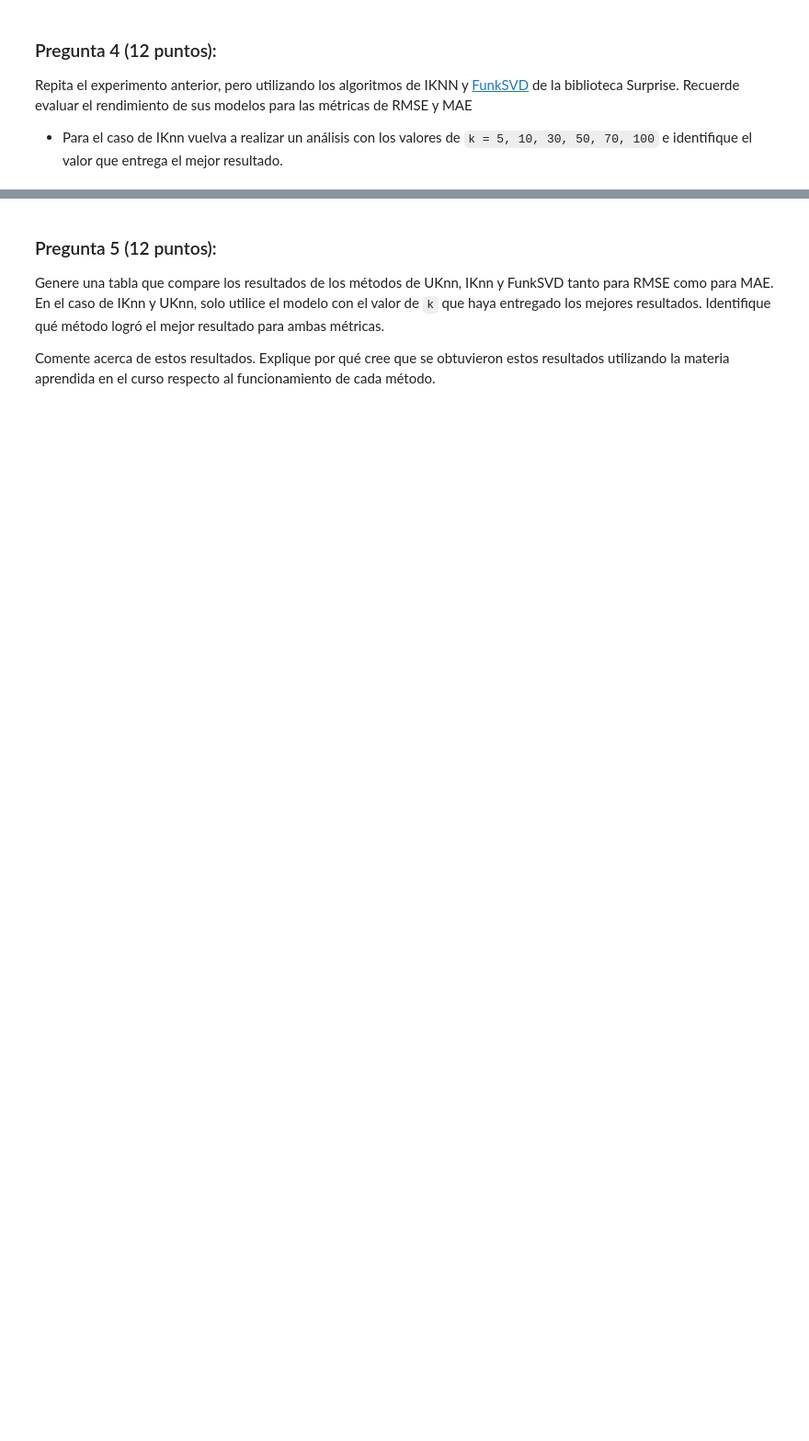
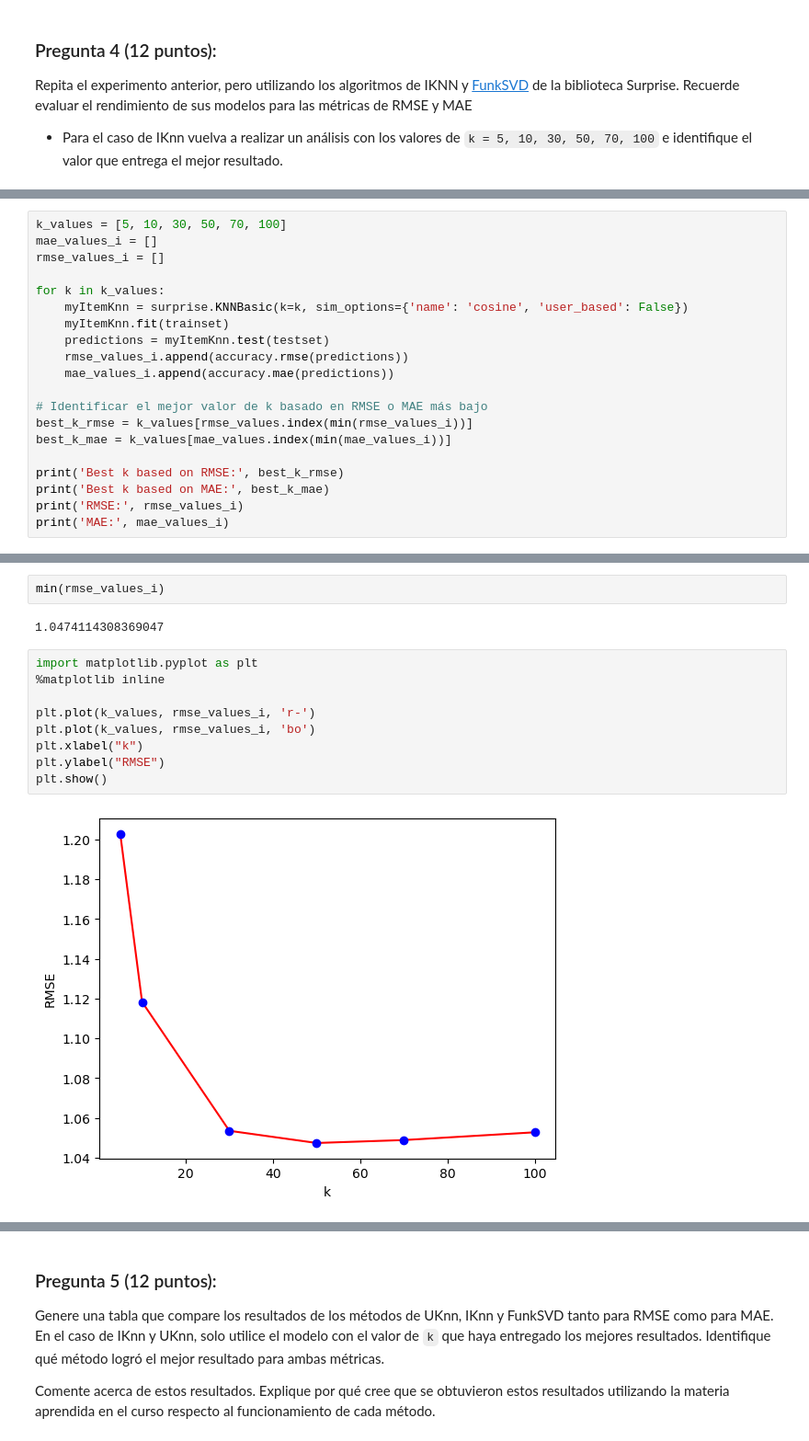
Before and after one commit to igmendozac/Sistemas_Recomendadores, a Jupyter notebook: Notebooks/Tarea1_Ivan_Mendoza.ipynb, the cells around one changed output, grey strips where cells are left out. Shown: that part at 92% size. Saved outputs shown, nothing was run; the diff lists cells and outputs as text; blank space fills up the shorter version.

```diff
--- a/Notebooks/Tarea1_Ivan_Mendoza.ipynb
+++ b/Notebooks/Tarea1_Ivan_Mendoza.ipynb
@@ -319,0 +517,20 @@ Repita el experimento anterior, pero utilizando los algoritmos de IKNN y [FunkSV
+# %%
+k_values = [5, 10, 30, 50, 70, 100]
+mae_values_i = []
+rmse_values_i = []
+
+for k in k_values:
+    myItemKnn = surprise.KNNBasic(k=k, sim_options={'name': 'cosine', 'user_based': False})
+    myItemKnn.fit(trainset)
+    predictions = myItemKnn.test(testset)
+    rmse_values_i.append(accuracy.rmse(predictions))
+    mae_values_i.append(accuracy.mae(predictions))
+
+# Identificar el mejor valor de k basado en RMSE o MAE más bajo
+best_k_rmse = k_values[rmse_values.index(min(rmse_values_i))]
+best_k_mae = k_values[mae_values.index(min(mae_values_i))]
+
+print('Best k based on RMSE:', best_k_rmse)
+print('Best k based on MAE:', best_k_mae)
+print('RMSE:', rmse_values_i)
+print('MAE:', mae_values_i)
@@ -319,0 +555,15 @@ Repita el experimento anterior, pero utilizando los algoritmos de IKNN y [FunkSV
+# %%
+min(rmse_values_i)
+# %% [output]
+1.0474114308369047
+# %%
+import matplotlib.pyplot as plt
+%matplotlib inline
+
+plt.plot(k_values, rmse_values_i, 'r-')
+plt.plot(k_values, rmse_values_i, 'bo')
+plt.xlabel("k")
+plt.ylabel("RMSE")
+plt.show()
+# %% [output]
+[figure, added]
```
Also changed, not shown: parts of 39 cells of this notebook, 25 other files.
